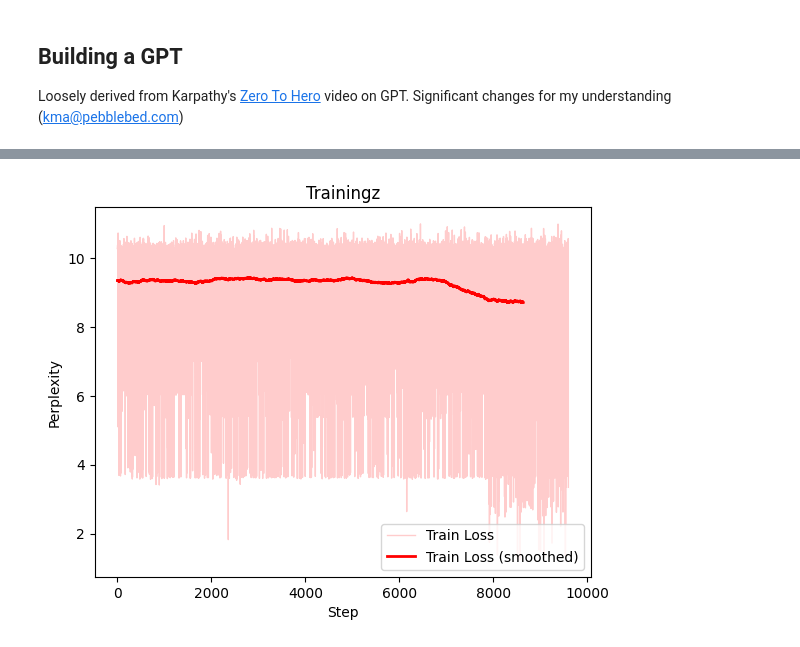
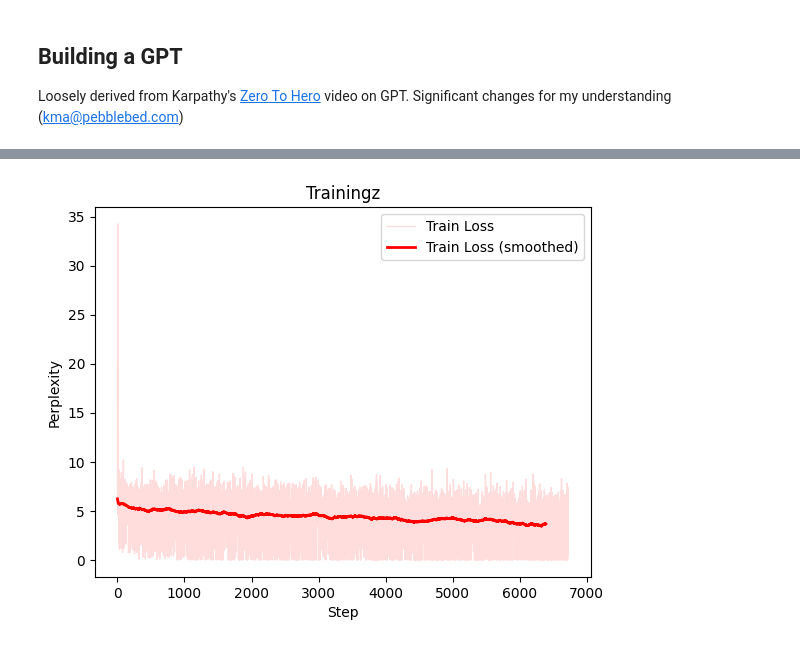
Before and after one commit to kmapb/microlm, a Jupyter notebook: Conv_Text.ipynb, the cells around one changed output, grey strips where cells are left out. Drawn from its saved outputs; the diff is of its cells as text; code cells hidden in the pictures.

```diff
--- a/Conv_Text.ipynb
+++ b/Conv_Text.ipynb
@@ -29,27 +12,25 @@ Note: you may need to restart the kernel to use updated packages.
 # %%
-import pandas as pd
-import numpy as np
-
-tdat = pd.read_csv('lightning_logs/version_22/metrics.csv')
+tdat = pd.read_csv('lightning_logs/version_4/metrics.csv')
 train = tdat.train_loss[~np.isnan(tdat.train_loss)]
 if True:
     import matplotlib.pyplot as plt
 
     xspace = np.linspace(0, len(train), len(train))
-    fsz = max(20, len(train)//10)
+    fsz = max(20, len(train)//20)
     filter = np.ones(fsz)/fsz
+    # filter =  np.linspace(0.25, 1.75, num=fsz)/fsz
 
-    plt.plot( train, label = 'Train Loss', color='#fcc', linewidth=1)
+    plt.plot( train, label = 'Train Loss', color='#fdd', linewidth=1)
     plt.plot( np.convolve(train, filter, mode='valid'), label = 'Train Loss (smoothed)', color='r', linewidth=2)
     if False and 'val_loss' in tdat:
         val = tdat.val_loss[~np.isnan(tdat.val_loss)]
         plt.plot( val, label = 'Val\'n Loss', color='#ccf', linewidth=1)
         plt.plot( np.convolve(val, filter, mode='valid'), label = 'Val\'n Loss (smoothed)', color='b', linewidth=2)
 
     plt.xlabel('Step')
     plt.ylabel('Perplexity')
-    plt.legend(loc='lower right')
+    plt.legend(loc='upper right')
     plt.title('Trainingz')
     plt.show()
 # %% [output]
-[figure, old version]
+[figure, new version]
```
Also changed, not shown: parts of 3 cells of this notebook, 3 other files.
